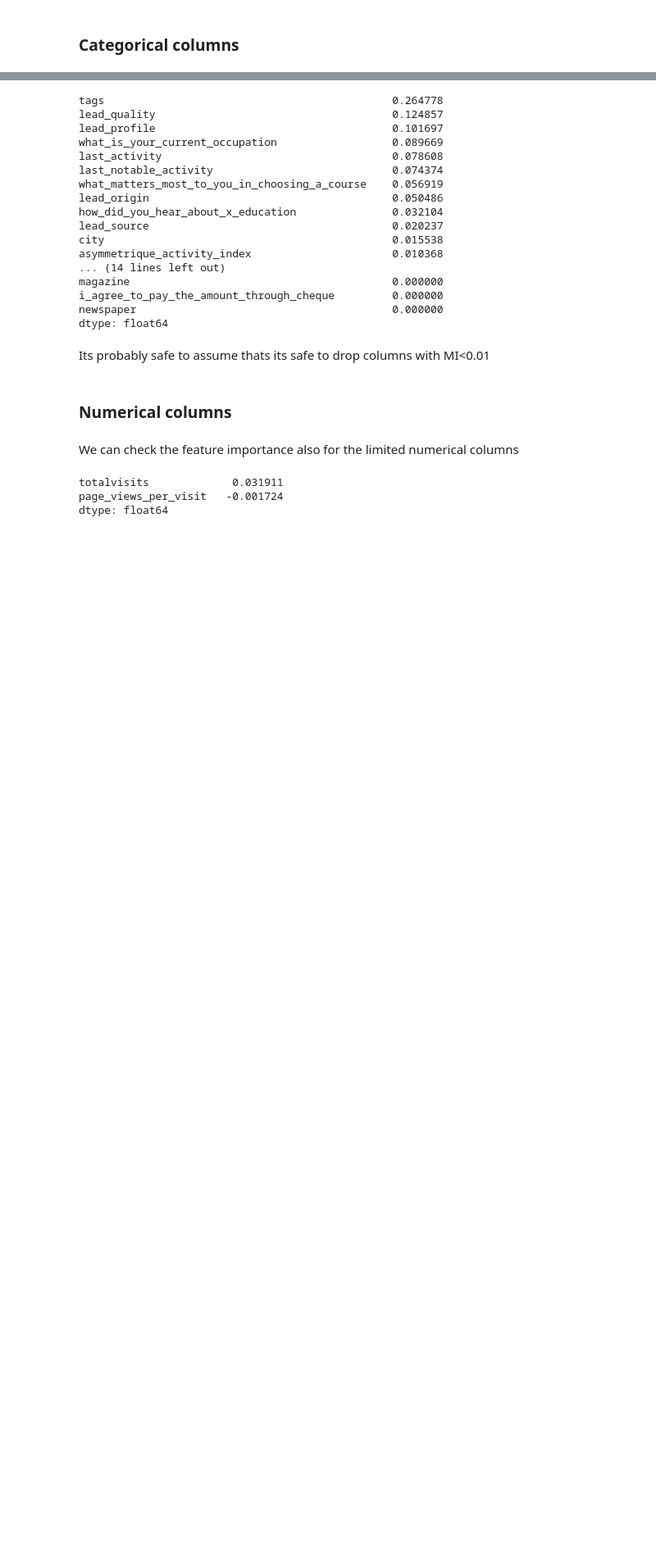
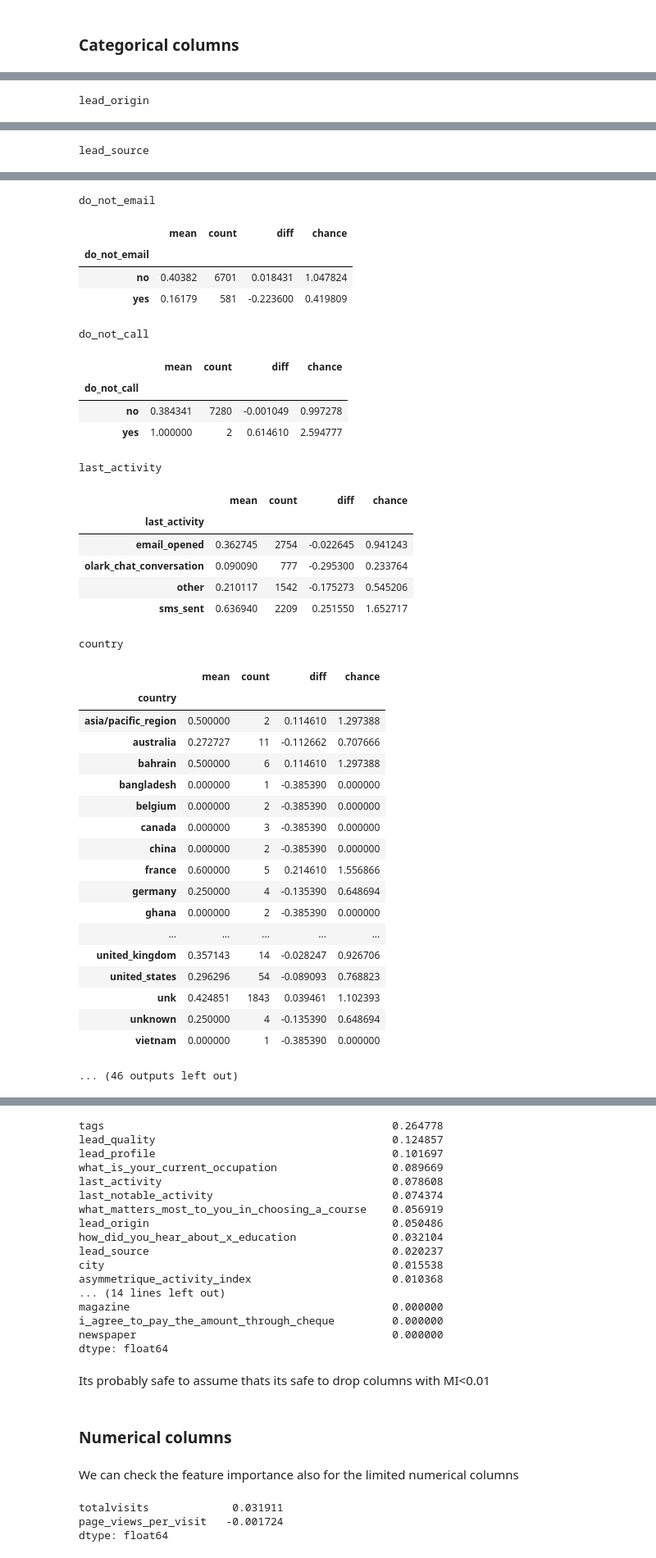
Before and after one commit to g-verikios/Lead-Scoring, a Jupyter notebook: notebook.ipynb, the cells around one changed output, grey strips where cells are left out. Shown at 82% size. Drawn from its saved outputs; the diff is of its cells as text; code cells hidden in the pictures; blank space fills up the shorter version.

```diff
--- a/notebook.ipynb
+++ b/notebook.ipynb
@@ -430,0 +438,12 @@ df_train, df_val = train_test_split(df_full_train, test_size = 0.25 ,random_stat
+# %%
+for c in categorical_columns:
+    print(c)
+    df_group = df_full_train.groupby(c).converted.agg(['mean', 'count'])
+    df_group['diff'] = df_group['mean'] - global_conversion_rate
+    df_group['chance'] = df_group['mean'] / global_conversion_rate
+
+    display(df_group)
+    print()
+    print()
+# %% [output]
+lead_origin
@@ -430,0 +456 @@ df_train, df_val = train_test_split(df_full_train, test_size = 0.25 ,random_stat
+lead_source
@@ -430,0 +463,37 @@ df_train, df_val = train_test_split(df_full_train, test_size = 0.25 ,random_stat
+do_not_email
+|  | mean | count | diff | chance |
+| do_not_email |  |  |  |  |
+| no | 0.40382 | 6701 | 0.018431 | 1.047824 |
+| yes | 0.16179 | 581 | -0.223600 | 0.419809 |
+do_not_call
+|  | mean | count | diff | chance |
+| do_not_call |  |  |  |  |
+| no | 0.384341 | 7280 | -0.001049 | 0.997278 |
+| yes | 1.000000 | 2 | 0.614610 | 2.594777 |
+last_activity
+|  | mean | count | diff | chance |
+| last_activity |  |  |  |  |
+| email_opened | 0.362745 | 2754 | -0.022645 | 0.941243 |
+| olark_chat_conversation | 0.090090 | 777 | -0.295300 | 0.233764 |
+| other | 0.210117 | 1542 | -0.175273 | 0.545206 |
+| sms_sent | 0.636940 | 2209 | 0.251550 | 1.652717 |
+country
+|  | mean | count | diff | chance |
+| country |  |  |  |  |
+| asia/pacific_region | 0.500000 | 2 | 0.114610 | 1.297388 |
+| australia | 0.272727 | 11 | -0.112662 | 0.707666 |
+| bahrain | 0.500000 | 6 | 0.114610 | 1.297388 |
+| bangladesh | 0.000000 | 1 | -0.385390 | 0.000000 |
+| belgium | 0.000000 | 2 | -0.385390 | 0.000000 |
+| canada | 0.000000 | 3 | -0.385390 | 0.000000 |
+| china | 0.000000 | 2 | -0.385390 | 0.000000 |
+| france | 0.600000 | 5 | 0.214610 | 1.556866 |
+| germany | 0.250000 | 4 | -0.135390 | 0.648694 |
+| ghana | 0.000000 | 2 | -0.385390 | 0.000000 |
+| ... | ... | ... | ... | ... |
+| united_kingdom | 0.357143 | 14 | -0.028247 | 0.926706 |
+| united_states | 0.296296 | 54 | -0.089093 | 0.768823 |
+| unk | 0.424851 | 1843 | 0.039461 | 1.102393 |
+| unknown | 0.250000 | 4 | -0.135390 | 0.648694 |
+| vietnam | 0.000000 | 1 | -0.385390 | 0.000000 |
+... (46 outputs left out)
```
Also changed, not shown: parts of 14 cells of this notebook.
